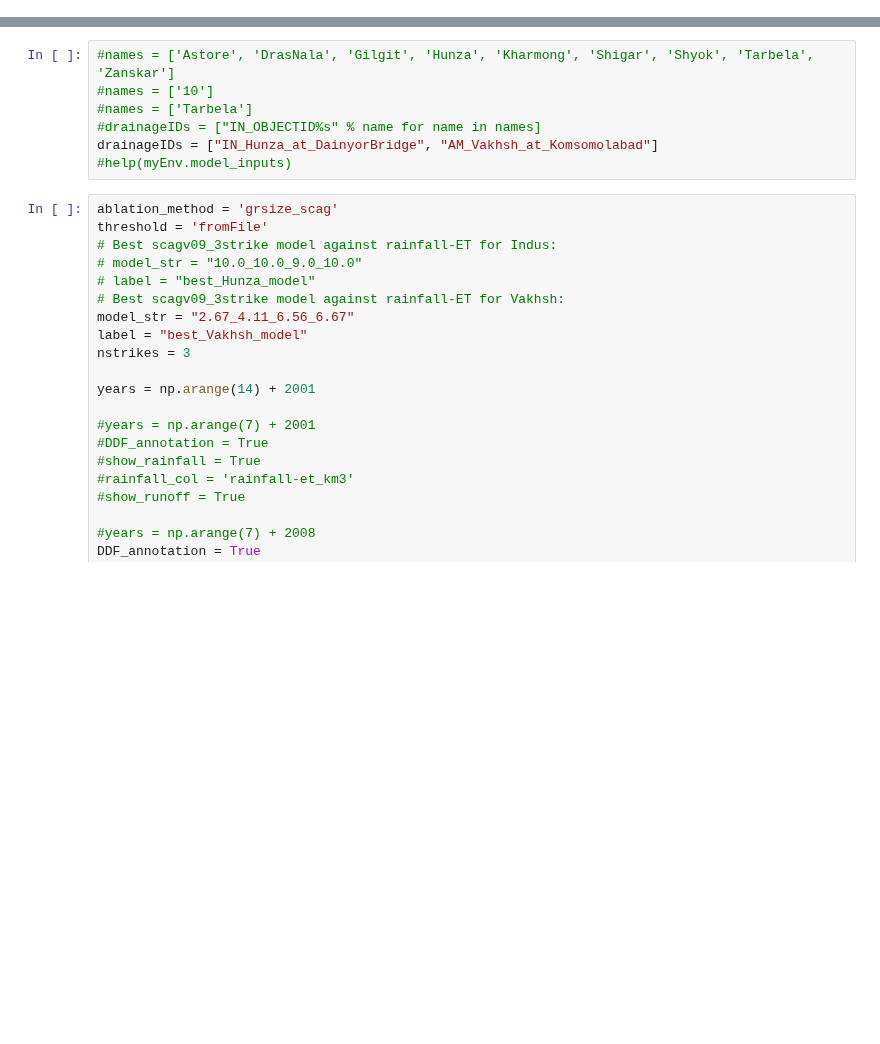
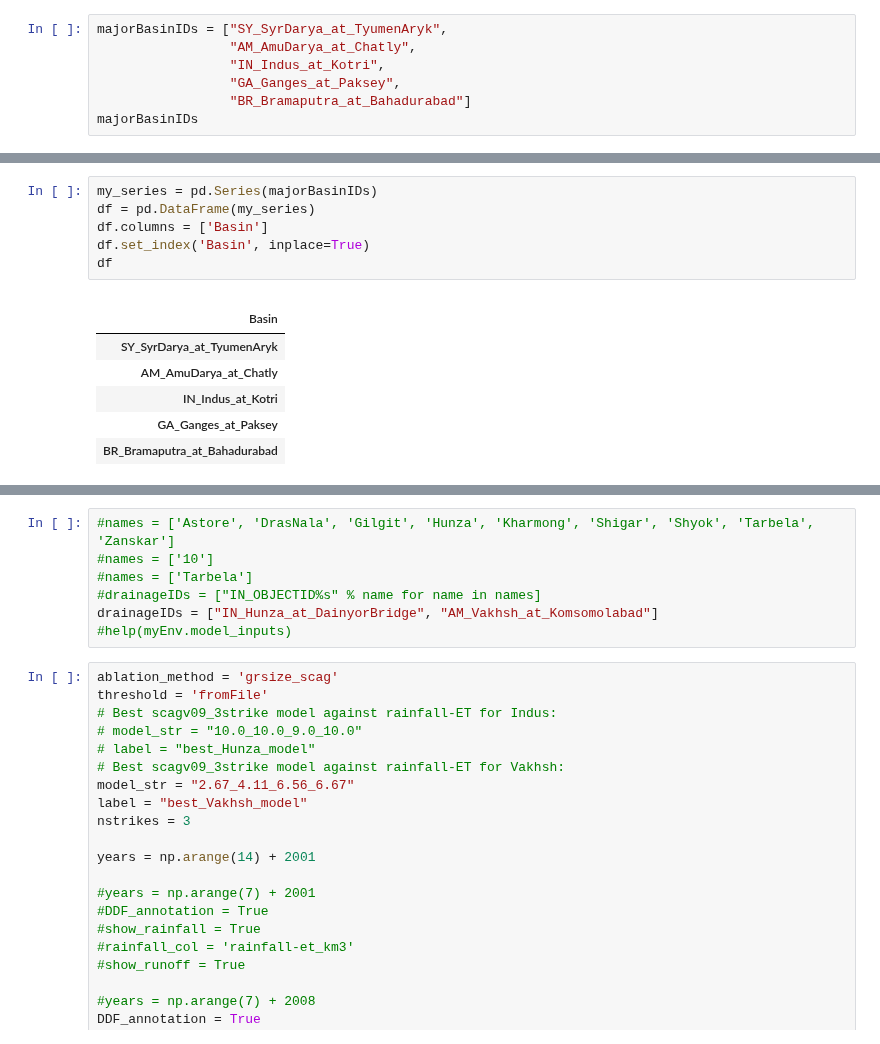
Before and after one commit to mjbrodzik/ipython_notebooks, a Jupyter notebook: charis/Major basin area by elevation.ipynb, the cells around one changed output, grey strips where cells are left out. Drawn from its saved outputs; the diff is of its cells as text; blank space fills up the shorter version.

```diff
--- a/charis/Major basin area by elevation.ipynb
+++ b/charis/Major basin area by elevation.ipynb
@@ -29,0 +58,7 @@ majorBasinIDs
+# %%
+majorBasinIDs = ["SY_SyrDarya_at_TyumenAryk",
+                 "AM_AmuDarya_at_Chatly",
+                 "IN_Indus_at_Kotri",
+                 "GA_Ganges_at_Paksey",
+                 "BR_Bramaputra_at_Bahadurabad"]
+majorBasinIDs
@@ -37,3 +179,17 @@ for id in majorBasinIDs:
+# %%
+my_series = pd.Series(majorBasinIDs)
+df = pd.DataFrame(my_series)
+df.columns = ['Basin']
+df.set_index('Basin', inplace=True)
+df
+# %% [output]
+|  |
+| Basin |
+| SY_SyrDarya_at_TyumenAryk |
+| AM_AmuDarya_at_Chatly |
+| IN_Indus_at_Kotri |
+| GA_Ganges_at_Paksey |
+| BR_Bramaputra_at_Bahadurabad |
 # %%
 fig, axes = plt.subplots(1)
 for id in majorBasinIDs:
```
Also changed, not shown: parts of 19 cells of this notebook, 1 other file.
